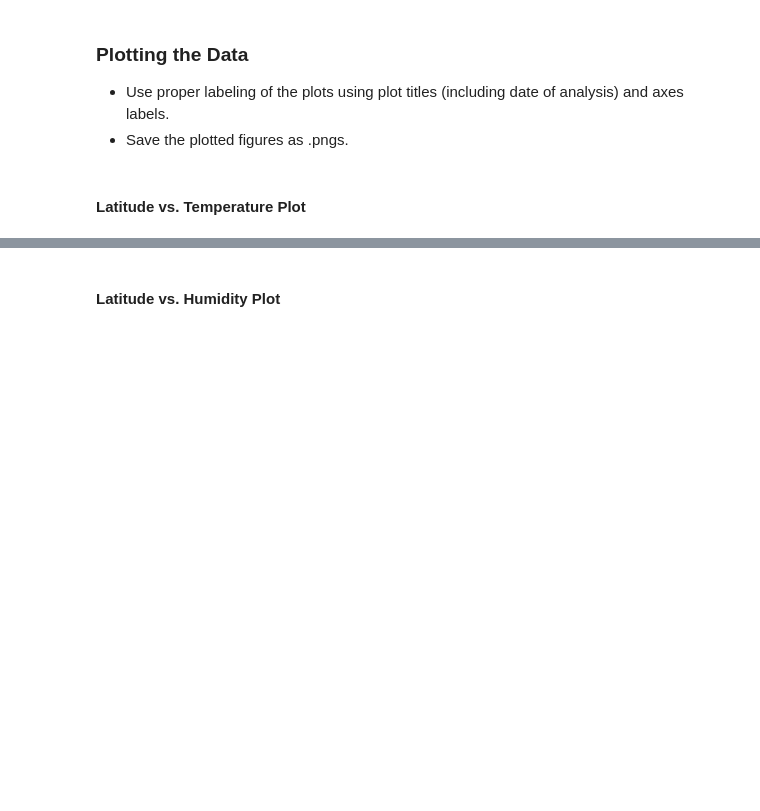
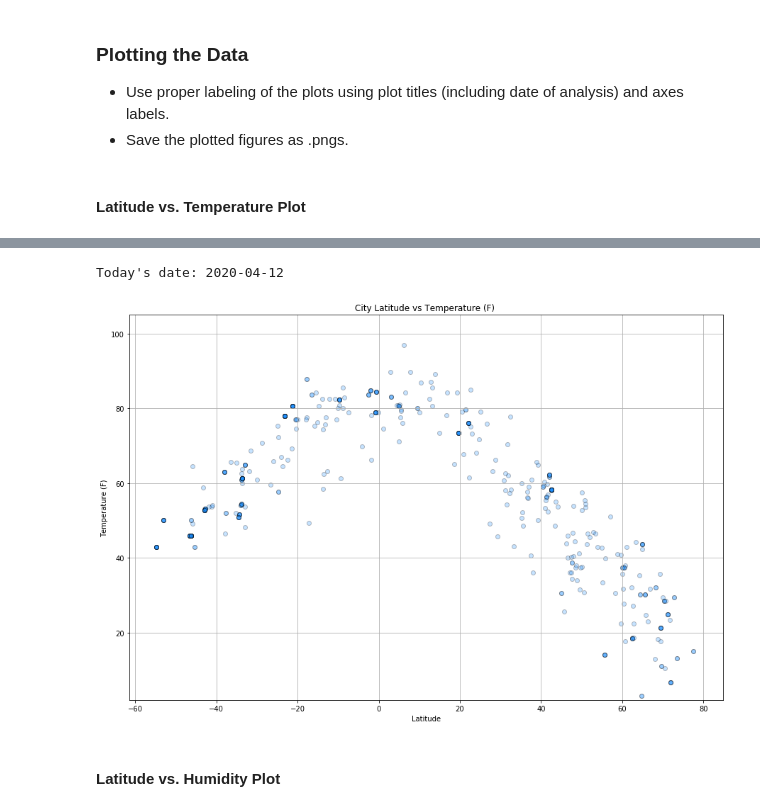
Before and after one commit to atulbhingarde/DATA-06, a Jupyter notebook: starter_code/WeatherPy.ipynb, the cells around one changed output, grey strips where cells are left out. Cells and saved outputs as stored; diff of their text form; code cells hidden in the pictures; blank space fills up the shorter version.

```diff
--- a/starter_code/WeatherPy.ipynb
+++ b/starter_code/WeatherPy.ipynb
@@ -53,3 +44,6 @@ len(cities)
 ### Perform API Calls
 * Perform a weather check on each city using a series of successive API calls.
 * Include a print log of each city as it'sbeing processed (with the city number and city name).
+# %%
+latitude_and_Longitude = tuple(zip(latitude,longitude))
+latitude_and_Longitude
@@ -79,0 +185,7 @@ dtype: int64
+# %%
+#df = df.drop(df[(df.score < 50) & (df.score > 20)].index)
+#df_countriesf_countries = df_countriesf_countries.drop(df_countriesf_countries[df_countriesf_countries.returncode != "200"].index)
+df_filterd=df_countriesf_countries[df_countriesf_countries['returncode'] == '200']
+#df_countriesf_countries.head()
+df_filterd.head()
+df_filterd.count()
@@ -89,2 +210,32 @@ dtype: int64
+# %%
+#plt.clf()
+from datetime import date
+
+today = date.today()
+print("Today's date:", today)
+def my_plot(my_x,my_y,mydf):
+    plt.figure(figsize=(15,10))
+
+#########
+
+# just change the colun names from dataframe you can reuse the plot code for other fields from df_filterd
+    #x_one="Latitude"
+    #y_one="Temperature (F)"
+    x_one=my_x
+    y_one=my_y
+    ##########
+    scatter=plt.scatter(mydf[x_one], mydf[y_one], color='dodgerblue',edgecolor='black', alpha=0.25)
+
+    plt.ylim(2,105)
+    plt.grid()
+    plt.xlabel(x_one)
+    plt.ylabel(y_one)
+    plt.title(f'City {x_one} vs {y_one} ')
+    plt.savefig(f"../Images/{x_one}_vs_{y_one}.png")
+    plt.show()
+my_plot("Latitude","Temperature (F)",df_filterd)
+# %% [output]
+Today's date: 2020-04-12
+[figure, added]
 # %% [markdown]
 #### Latitude vs. Humidity Plot
```
Also changed, not shown: parts of 37 cells of this notebook, 13 other files.
